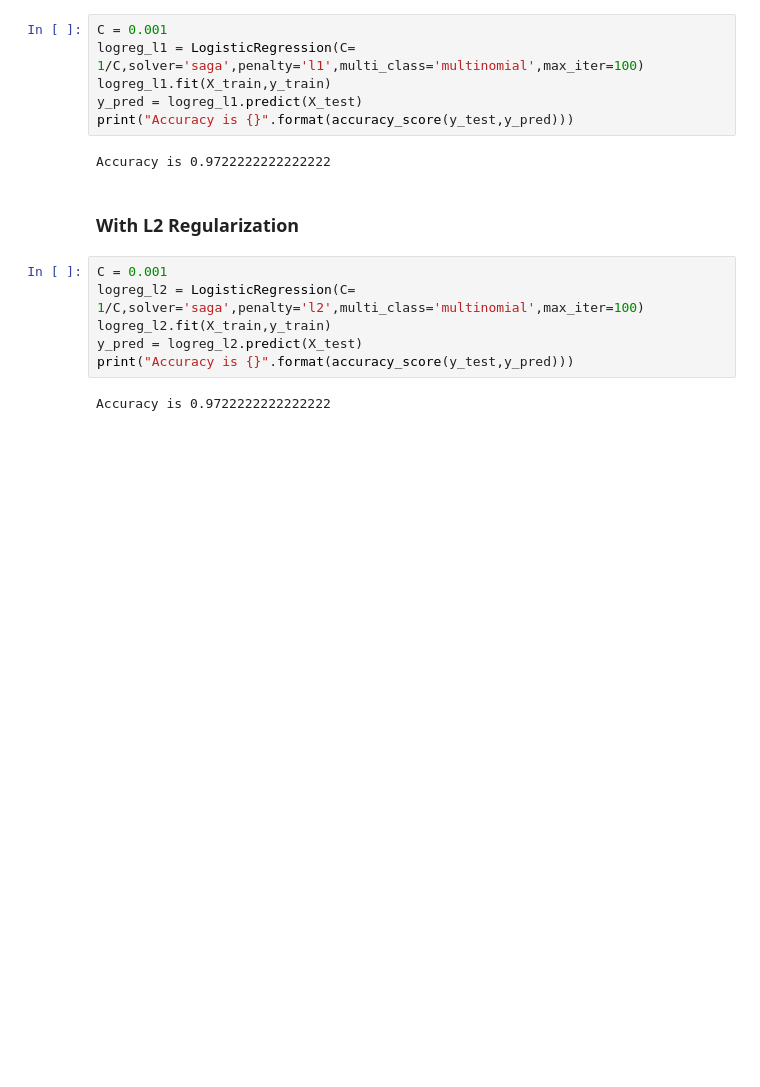
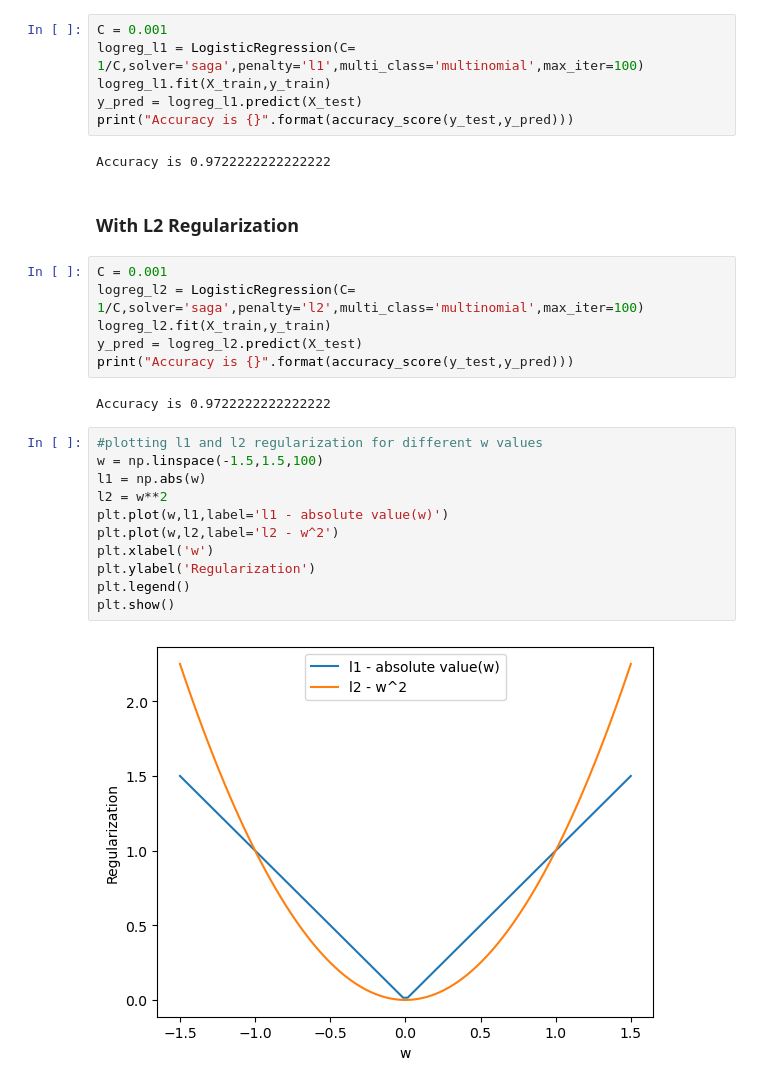
Before and after one commit to AghoraGuru/alma-mater, a Jupyter notebook: Sem3/Projects/MIS/Performance.ipynb, the cells around one changed output. Saved outputs shown, nothing was run; the diff lists cells and outputs as text; blank space fills up the shorter version.

```diff
--- a/Sem3/Projects/MIS/Performance.ipynb
+++ b/Sem3/Projects/MIS/Performance.ipynb
@@ -49,3 +49,16 @@ y_pred = logreg_l2.predict(X_test)
 print("Accuracy is {}".format(accuracy_score(y_test,y_pred)))
 # %% [output]
 Accuracy is 0.9722222222222222
+# %%
+#plotting l1 and l2 regularization for different w values
+w = np.linspace(-1.5,1.5,100)
+l1 = np.abs(w)
+l2 = w**2
+plt.plot(w,l1,label='l1 - absolute value(w)')
+plt.plot(w,l2,label='l2 - w^2')
+plt.xlabel('w')
+plt.ylabel('Regularization')
+plt.legend()
+plt.show()
+# %% [output]
+[figure, added]
```
Also changed, not shown: parts of 1 cell of this notebook, 3 other files.
